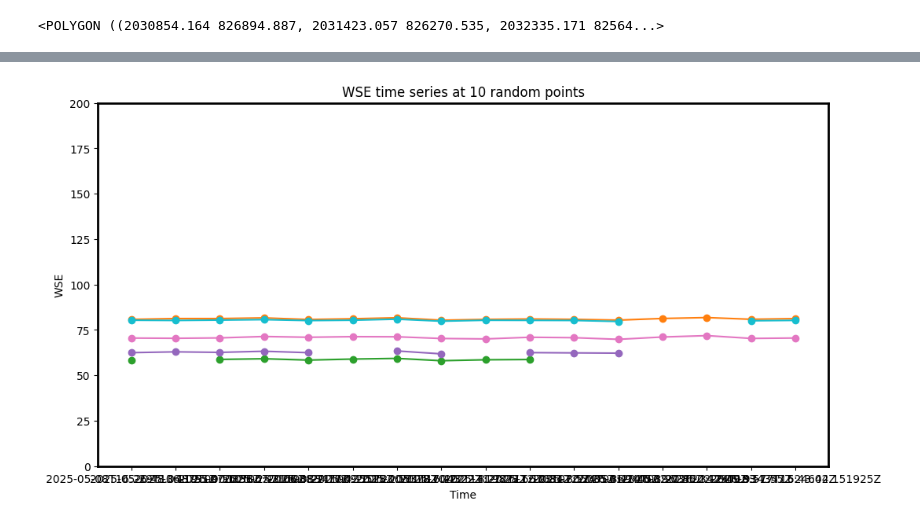
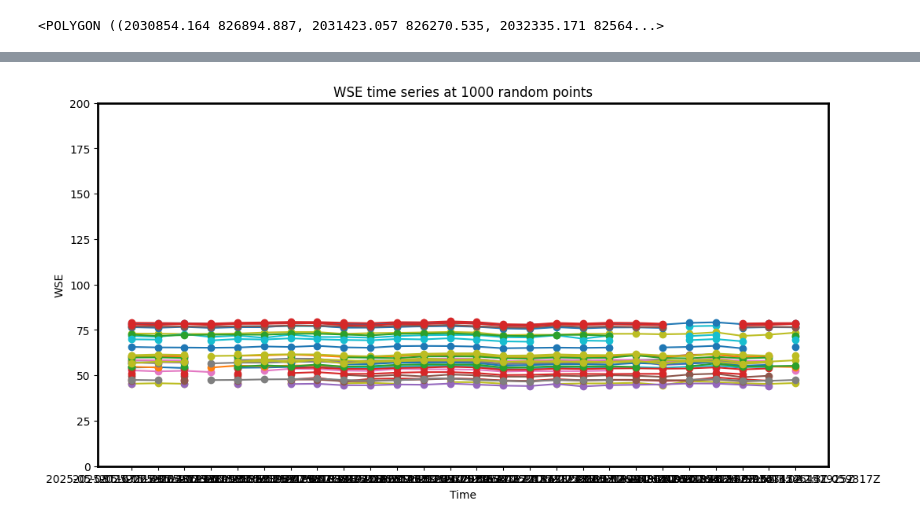
Before and after one commit to zsk4/harmonic-analysis, a Jupyter notebook: notebooks/SWOT_HA.ipynb, the cells around one changed output, grey strips where cells are left out. Saved outputs shown, nothing was run; the diff lists cells and outputs as text; code cells hidden in the pictures.

```diff
--- a/notebooks/SWOT_HA.ipynb
+++ b/notebooks/SWOT_HA.ipynb
@@ -447,7 +435,9 @@ rasters = list(Path(data_dir).rglob("SWOT_L2_HR_Raster*_adv.nc"))
 print(f"Found {len(rasters)} rasters")
 
 # Only keep rasters based on track number, etc.
-swot_rasters_adv = [f for f in rasters if ("_299_014" in f.name)]
+swot_rasters_adv = [
+    f for f in rasters if ("_271_014" in f.name or "_299_014" in f.name)
+]
 # Sort by granule number, then cycle number
 swot_rasters_adv.sort(
     key=lambda f: (
@@ -499,12 +488,13 @@ bbox = [1673000, 590000, 2280000, 860000]  # Amery + some
 # plot_RINGS_shapefile(records_list=records_full, shapes_list=shapes_full, field_names_list=field_names_full, ax=ax, colors=['white','None'],
 #                    transform=ps71_projection, fill=False, zorder=2, linewidth=1)
 
-test_plot = [r for r in swot_rasters_adv[:1]]
+test_plot = [r for r in swot_rasters_adv[:2]]
 print(len(test_plot))
 for raster in test_plot:
     ds = xr.open_mfdataset(
         raster, combine="nested", concat_dim="num_lines", decode_times=False
     )
+
     wse = ds[to_plot].isel(num_lines=0)
     utm = ccrs.UTM(zone=ds.utm_zone_num, southern_hemisphere=True)
     x = ds.x.values
@@ -512,6 +502,9 @@ for raster in test_plot:
 
     X_adv = ds["x_adv"].isel(num_lines=0)
     Y_adv = ds["y_adv"].isel(num_lines=0)
+    print(np.unique(x), np.unique(y))
+    print(np.unique(X_adv), np.unique(Y_adv))
+    # Set nan to a value outside the range for better visualization
     mesh_adv = ax.pcolormesh(
         X_adv,
         Y_adv,
@@ -538,6 +531,7 @@ for raster in test_plot:
         alpha=0.6,
     )
 
+    ds.close()
 
 ax.set_xlim(bbox[0], bbox[2])
 ax.set_ylim(bbox[1], bbox[3])
@@ -635,7 +644,7 @@ fig, ax = plt.subplots(subplot_kw={"projection": ps71_projection}, figsize=(15,
 
 bbox = [1673000, 590000, 2280000, 860000]  # Amery + some
 
-for i in range(2):
+for i in range(12):
     wse = ds_out[to_plot][:, :, i]
     x = ds_out.x.values
     y = ds_out.y.values
@@ -662,27 +681,33 @@ for i in range(2):
 wse = ds_out.wse.values  # (y, x, time)
 median = np.nanmedian(wse, axis=2)  # (y, x)
 diff = np.abs(wse - median[:, :, None])  # (y, x, time)
-wse_masked = np.where(diff > 2.0, np.nan, wse)  # (y, x, time)
+wse_masked = np.where(diff > 2, np.nan, wse)  # (y, x, time)
 ds_out["wse_masked"] = (("y", "x", "time"), wse_masked)
+
+
+# Remove points with less than 10 observations:
+count = np.sum(~np.isnan(wse_masked), axis=2)  # (y, x)
+wse_masked_two = np.where(count[:, :, None] < 20, np.nan, wse_masked)  # (y, x, time)
+ds_out["wse_masked"] = (("y", "x", "time"), wse_masked_two)
 # %%
-n_samples = 10
+n_samples = 1000
 rng = np.random.default_rng()
 y_idx = rng.integers(0, ny, size=n_samples)
 x_idx = rng.integers(0, nx, size=n_samples)
 
 plt.figure(figsize=(12, 6))
 
 # <al
 
 for y, x in zip(y_idx, x_idx):
     plt.plot(
         time_ts, ds_out["wse_masked"][y, x, :], marker="o", label=f"Point ({y}, {x})"
     )
 
 plt.xlabel("Time")
 plt.ylabel("WSE")
 plt.title(f"WSE time series at {n_samples} random points")
 plt.ylim(0, 200)
 plt.show()
 # %% [output]
-[figure, old version]
+[figure, new version]
```
Also changed, not shown: parts of 28 cells of this notebook, 1 other file.
